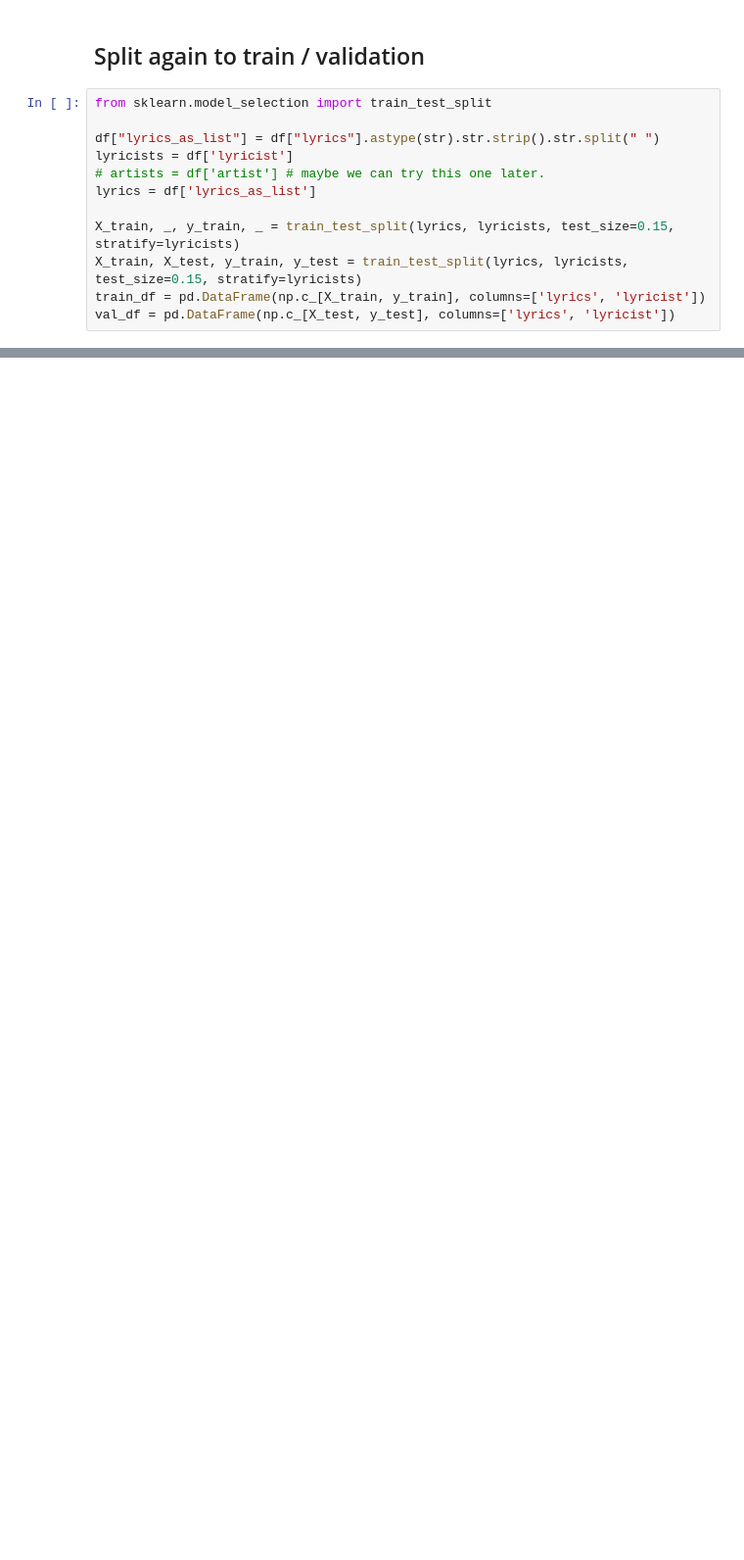
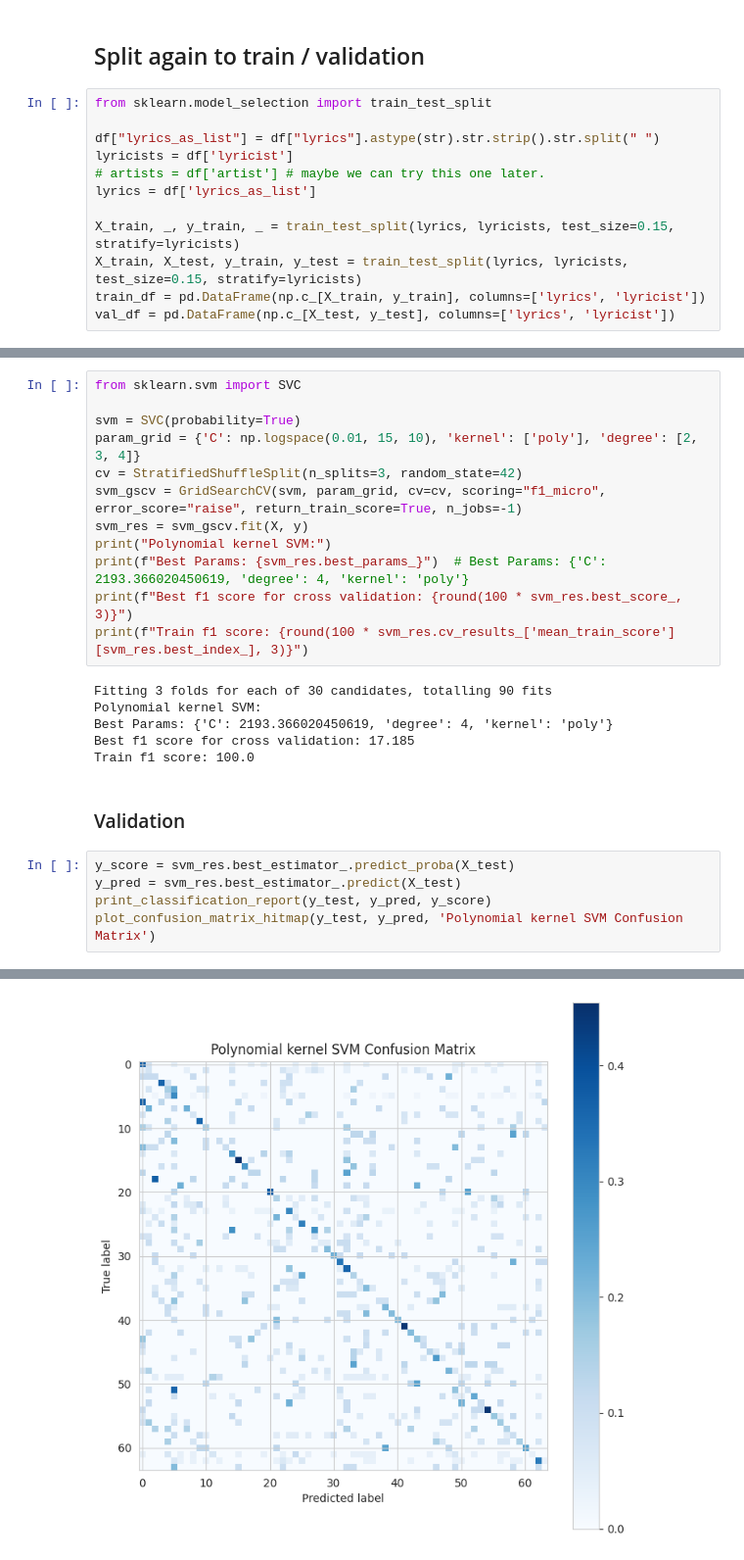
Before and after one commit to Bidusa-Kashani/MelodyMaster, a Jupyter notebook: 05 - RNN/05 - RNN.ipynb, the cells around one changed output, grey strips where cells are left out. Shown at 98% size. Drawn from its saved outputs; the diff is of its cells as text; blank space fills up the shorter version.

```diff
--- a/05 - RNN/05 - RNN.ipynb
+++ b/05 - RNN/05 - RNN.ipynb
@@ -386,0 +501,26 @@ project_lyricists(["משה פרץ", "לאה גולדברג"])
+# %%
+from sklearn.svm import SVC
+
+svm = SVC(probability=True)
+param_grid = {'C': np.logspace(0.01, 15, 10), 'kernel': ['poly'], 'degree': [2, 3, 4]}
+cv = StratifiedShuffleSplit(n_splits=3, random_state=42)
+svm_gscv = GridSearchCV(svm, param_grid, cv=cv, scoring="f1_micro", error_score="raise", return_train_score=True, n_jobs=-1)
+svm_res = svm_gscv.fit(X, y)
+print("Polynomial kernel SVM:")
+print(f"Best Params: {svm_res.best_params_}")  # Best Params: {'C': 2193.366020450619, 'degree': 4, 'kernel': 'poly'}
+print(f"Best f1 score for cross validation: {round(100 * svm_res.best_score_, 3)}")
+print(f"Train f1 score: {round(100 * svm_res.cv_results_['mean_train_score'][svm_res.best_index_], 3)}")
+# %% [output]
+Fitting 3 folds for each of 30 candidates, totalling 90 fits
+Polynomial kernel SVM:
+Best Params: {'C': 2193.366020450619, 'degree': 4, 'kernel': 'poly'}
+Best f1 score for cross validation: 17.185
+Train f1 score: 100.0
+# %% [markdown]
+### Validation
+# %%
+y_score = svm_res.best_estimator_.predict_proba(X_test)
+y_pred = svm_res.best_estimator_.predict(X_test)
+print_classification_report(y_test, y_pred, y_score)
+plot_confusion_matrix_hitmap(y_test, y_pred, 'Polynomial kernel SVM Confusion Matrix')
+# %% [output]
@@ -386,0 +544 @@ project_lyricists(["משה פרץ", "לאה גולדברג"])
+[figure, added]
```
Also changed, not shown: parts of 49 cells of this notebook, 2 other files.
